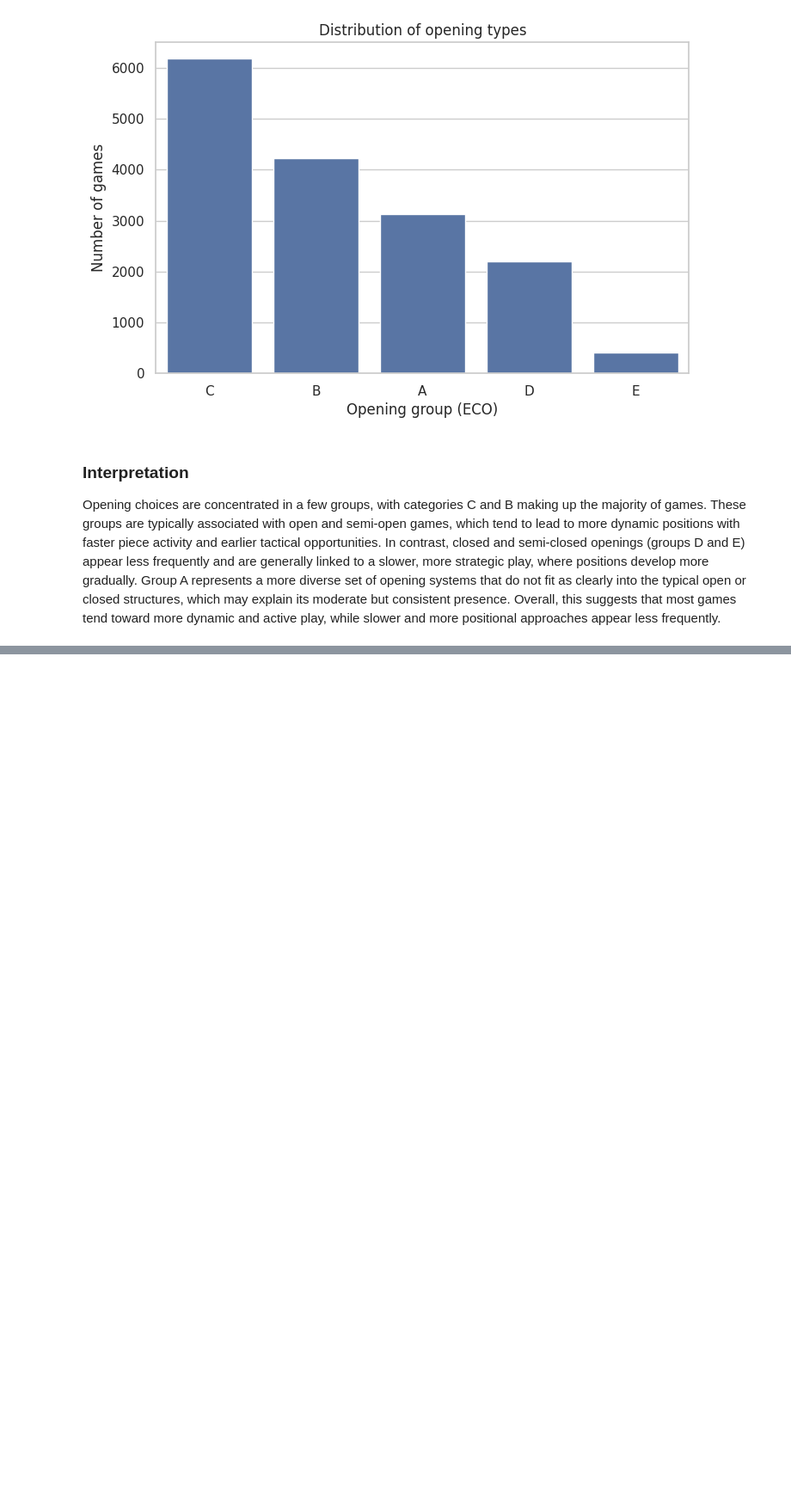
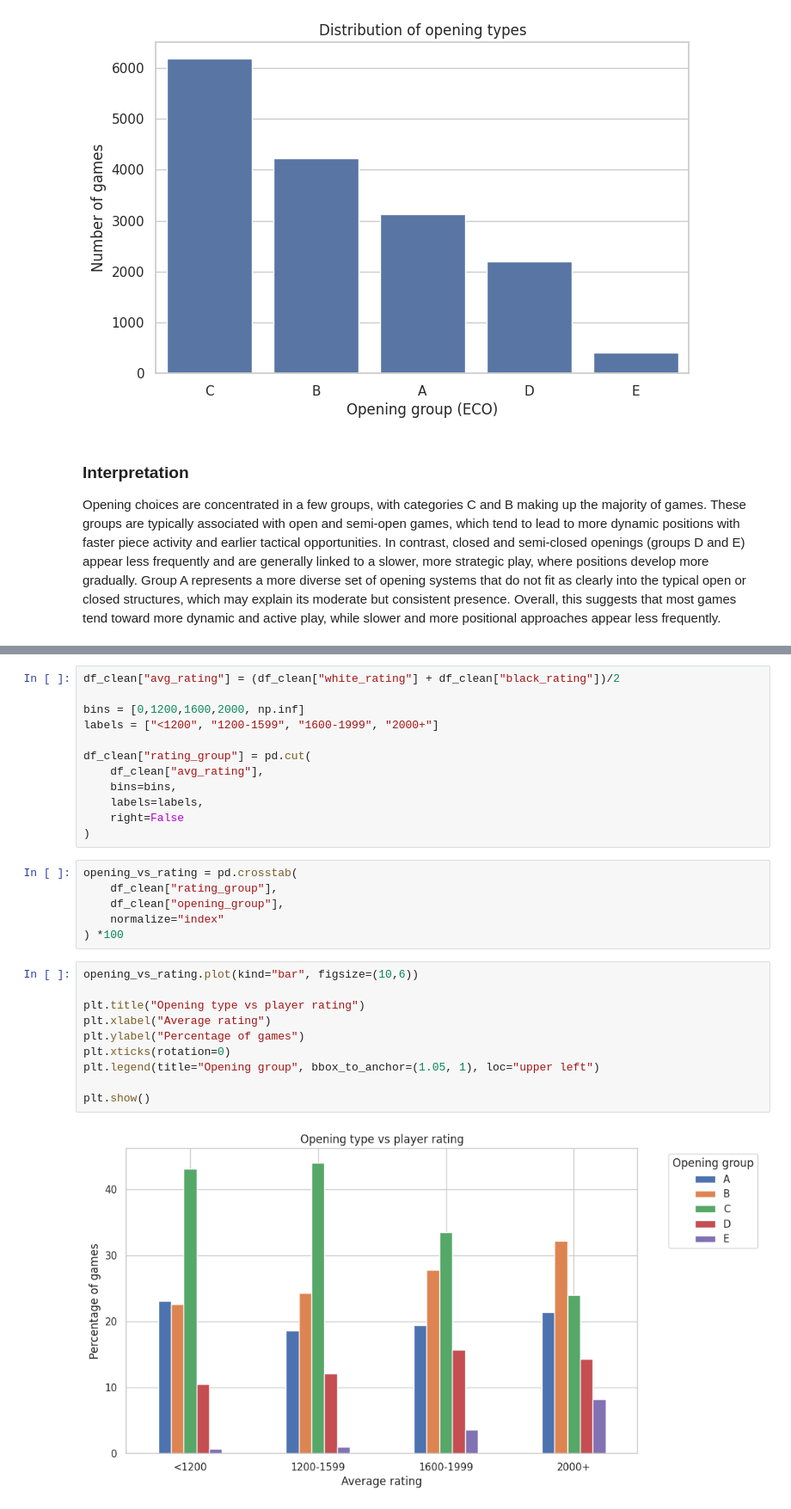
Before and after one commit to Michau1991/chess-game-outcomes-analysis, a Jupyter notebook: notebooks/Chess_games_outcome_analysis.ipynb, the cells around one changed output, grey strips where cells are left out. Shown at 86% size. Cells and saved outputs as stored; diff of their text form; blank space fills up the shorter version.

```diff
--- a/notebooks/Chess_games_outcome_analysis.ipynb
+++ b/notebooks/Chess_games_outcome_analysis.ipynb
@@ -300,0 +307,30 @@ Overall, this suggests that most games tend toward more dynamic and active play,
+# %%
+df_clean["avg_rating"] = (df_clean["white_rating"] + df_clean["black_rating"])/2
+
+bins = [0,1200,1600,2000, np.inf]
+labels = ["<1200", "1200-1599", "1600-1999", "2000+"]
+
+df_clean["rating_group"] = pd.cut(
+    df_clean["avg_rating"],
+    bins=bins,
+    labels=labels,
+    right=False
+)
+# %%
+opening_vs_rating = pd.crosstab(
+    df_clean["rating_group"],
+    df_clean["opening_group"],
+    normalize="index"
+) *100
+# %%
+opening_vs_rating.plot(kind="bar", figsize=(10,6))
+
+plt.title("Opening type vs player rating")
+plt.xlabel("Average rating")
+plt.ylabel("Percentage of games")
+plt.xticks(rotation=0)
+plt.legend(title="Opening group", bbox_to_anchor=(1.05, 1), loc="upper left")
+
+plt.show()
+# %% [output]
+[figure, added]
```
Also changed, not shown: parts of 3 cells of this notebook.
